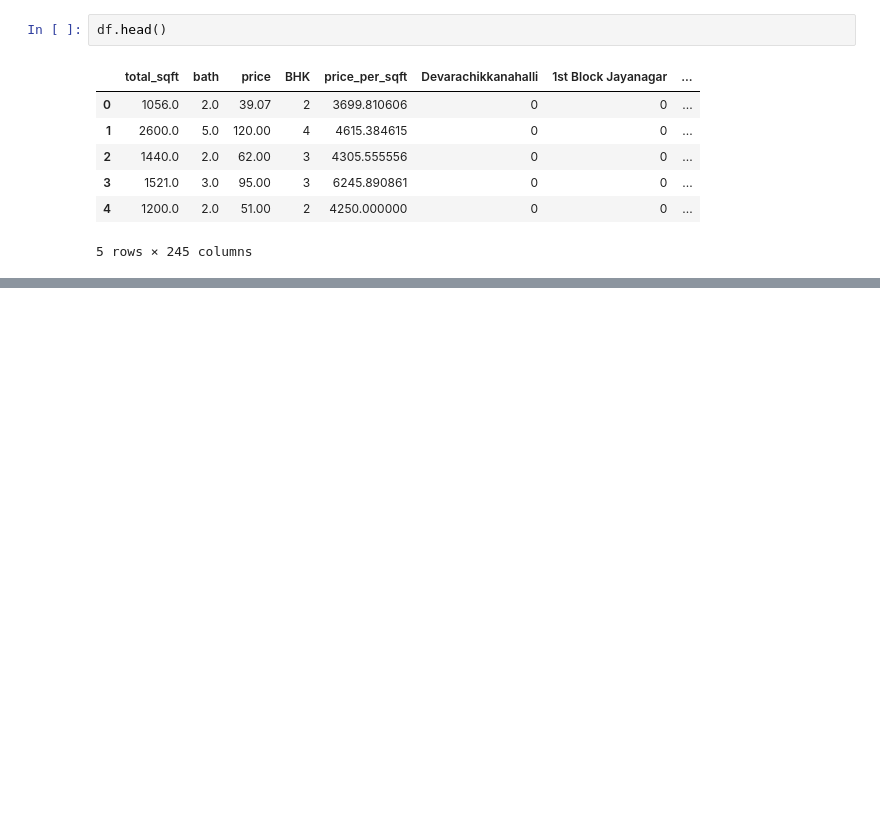
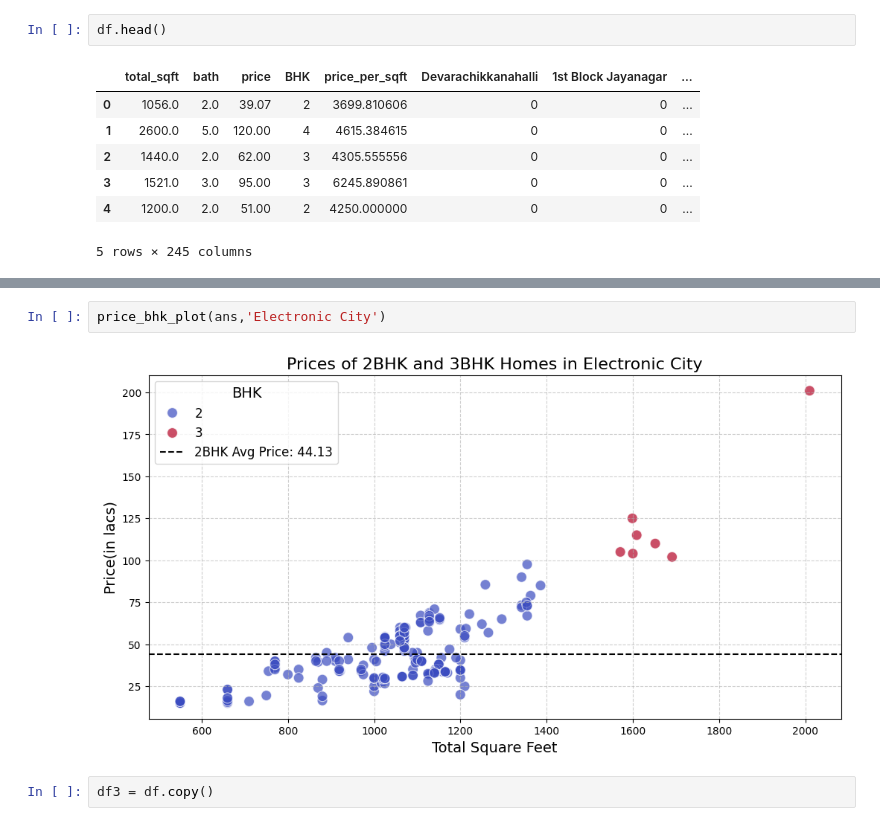
Before and after one commit to BKAPADIA04/Bangalore_House_Price_Prediction_Regression, a Jupyter notebook: code/outlier_removal.ipynb, the cells around one changed output, grey strips where cells are left out. Cells and saved outputs as stored; diff of their text form; blank space fills up the shorter version.

```diff
--- a/code/outlier_removal.ipynb
+++ b/code/outlier_removal.ipynb
@@ -168,0 +304,6 @@ df.head()
+# %%
+price_bhk_plot(ans,'Electronic City')
+# %% [output]
+[figure, added]
+# %%
+df3 = df.copy()
```
Also changed, not shown: parts of 41 cells of this notebook, 4 other files.
